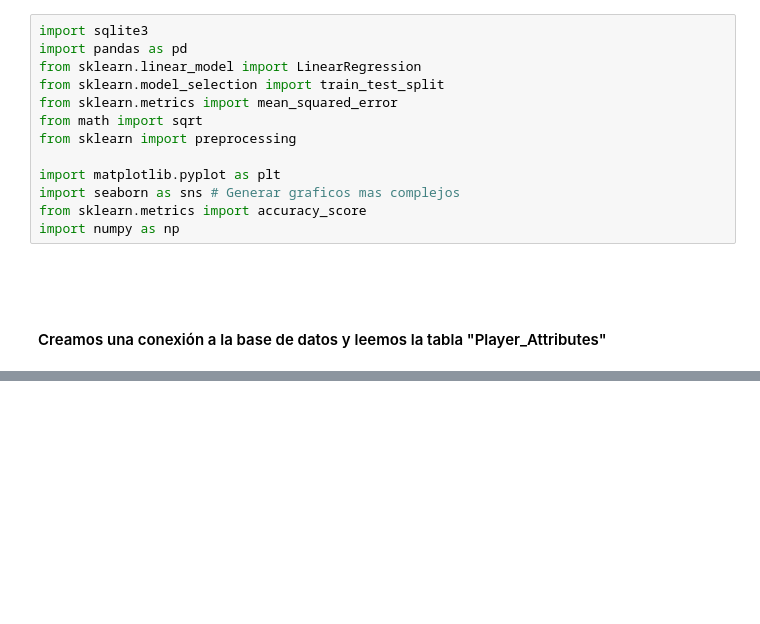
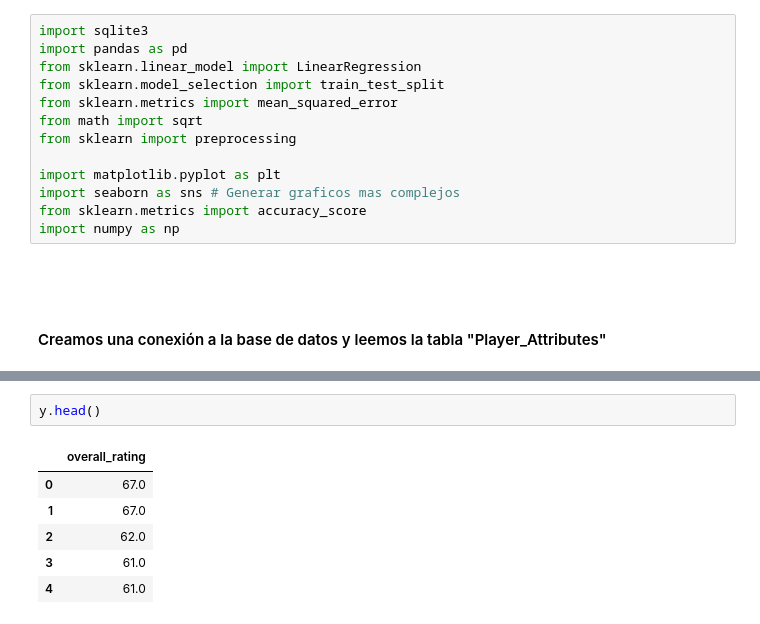
Before and after one commit to NeoTRAN001/MasterMachineLearning, a Jupyter notebook: 2-Use_Scikit-learn.ipynb, the cells around one changed output, grey strips where cells are left out. Saved outputs shown, nothing was run; the diff lists cells and outputs as text; blank space fills up the shorter version.

```diff
--- a/2-Use_Scikit-learn.ipynb
+++ b/2-Use_Scikit-learn.ipynb
@@ -33,0 +122,9 @@ df.columns()
+# %%
+y.head()
+# %% [output]
+|  | overall_rating |
+| 0 | 67.0 |
+| 1 | 67.0 |
+| 2 | 62.0 |
+| 3 | 61.0 |
+| 4 | 61.0 |
```
Also changed, not shown: parts of 22 cells of this notebook.
